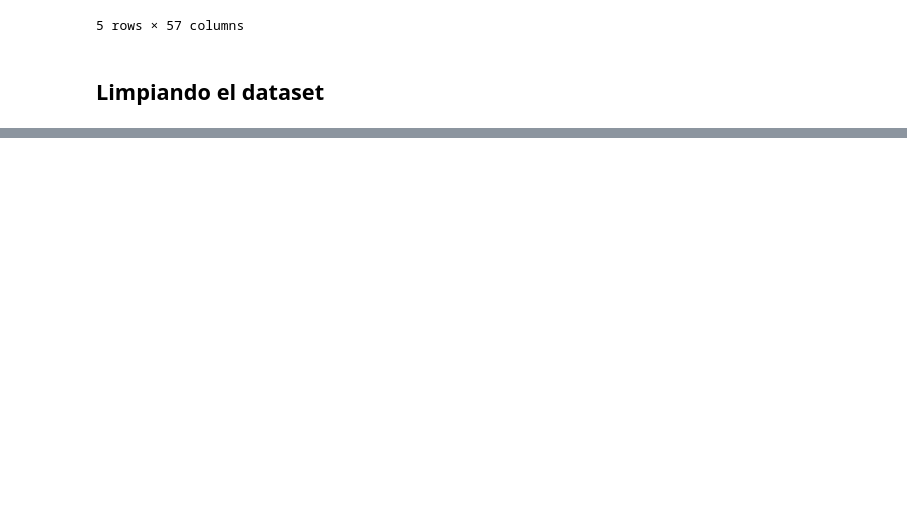
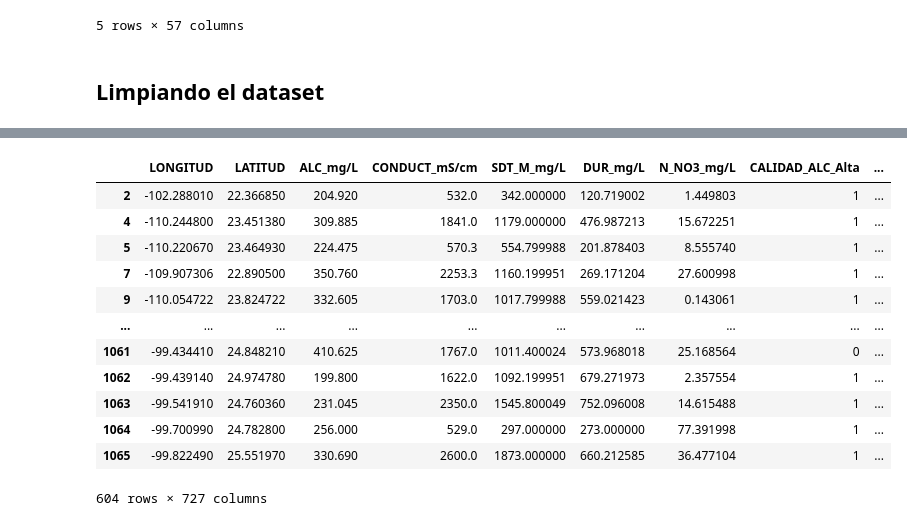
Before and after one commit to PosgradoMNA/actividades-del-projecto-cad_equipo_11, a Jupyter notebook: notebooks/reto_entrega_1.ipynb, the cells around one changed output, grey strips where cells are left out. Drawn from its saved outputs; the diff is of its cells as text; code cells hidden in the pictures; blank space fills up the shorter version.

Commit message:
create dummies df

```diff
--- a/notebooks/reto_entrega_1.ipynb
+++ b/notebooks/reto_entrega_1.ipynb
@@ -113,3 +85,20 @@ features_df = df[features]
+# %%
+not_numeric_cols = [key for key in dict(features_df.dtypes) if dict(features_df.dtypes)[key] not in numerics]
+pd.get_dummies(features_df, prefix=not_numeric_cols)
+# %% [output]
+|  | LONGITUD | LATITUD | ALC_mg/L | CONDUCT_mS/cm | SDT_M_mg/L | DUR_mg/L | N_NO3_mg/L | CALIDAD_ALC_Alta | ... |
+| 2 | -102.288010 | 22.366850 | 204.920 | 532.0 | 342.000000 | 120.719002 | 1.449803 | 1 | ... |
+| 4 | -110.244800 | 23.451380 | 309.885 | 1841.0 | 1179.000000 | 476.987213 | 15.672251 | 1 | ... |
+| 5 | -110.220670 | 23.464930 | 224.475 | 570.3 | 554.799988 | 201.878403 | 8.555740 | 1 | ... |
+| 7 | -109.907306 | 22.890500 | 350.760 | 2253.3 | 1160.199951 | 269.171204 | 27.600998 | 1 | ... |
+| 9 | -110.054722 | 23.824722 | 332.605 | 1703.0 | 1017.799988 | 559.021423 | 0.143061 | 1 | ... |
+| ... | ... | ... | ... | ... | ... | ... | ... | ... | ... |
+| 1061 | -99.434410 | 24.848210 | 410.625 | 1767.0 | 1011.400024 | 573.968018 | 25.168564 | 0 | ... |
+| 1062 | -99.439140 | 24.974780 | 199.800 | 1622.0 | 1092.199951 | 679.271973 | 2.357554 | 1 | ... |
+| 1063 | -99.541910 | 24.760360 | 231.045 | 2350.0 | 1545.800049 | 752.096008 | 14.615488 | 1 | ... |
+| 1064 | -99.700990 | 24.782800 | 256.000 | 529.0 | 297.000000 | 273.000000 | 77.391998 | 1 | ... |
+| 1065 | -99.822490 | 25.551970 | 330.690 | 2600.0 | 1873.000000 | 660.212585 | 36.477104 | 1 | ... |
+604 rows × 727 columns
 # %%
 new_data = pd.read_csv('../data/data_subterraneos_clean.csv')
 new_data.dtypes
```
Also changed, not shown: parts of 8 cells of this notebook, 1 other file.
